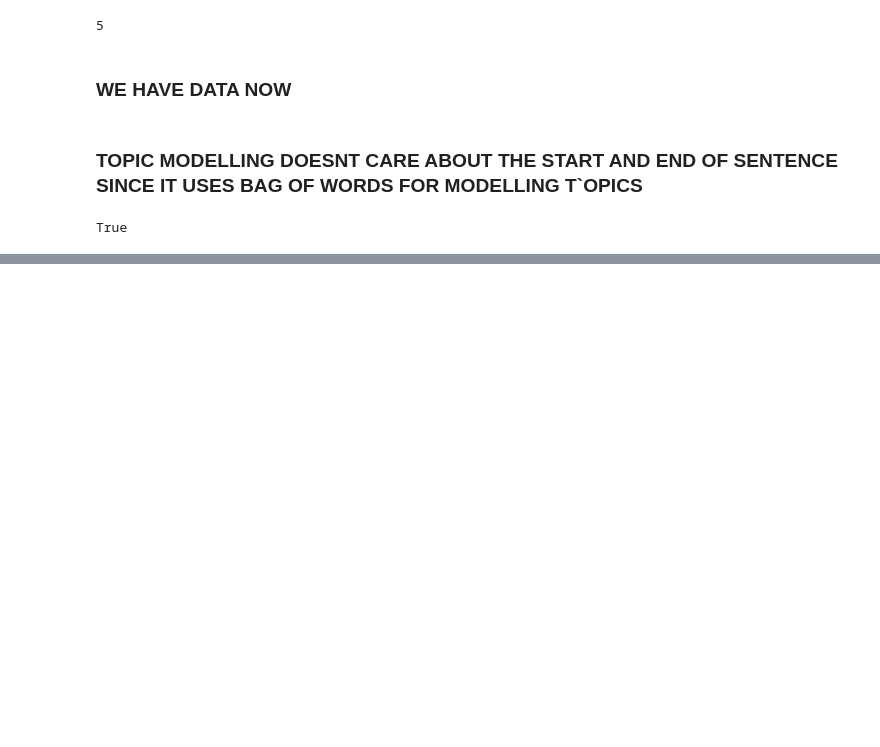
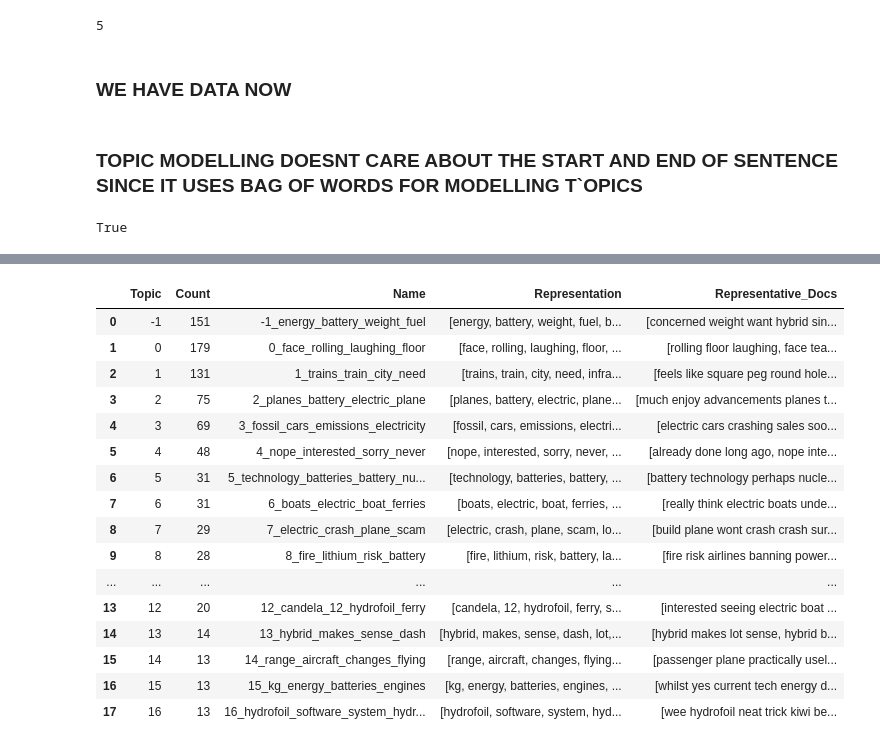
Before and after one commit to varshil009/Youtube-Comment-Sections-Analysis, a Jupyter notebook: YOUTUBE_DATA.ipynb, the cells around one changed output, grey strips where cells are left out. Saved outputs shown, nothing was run; the diff lists cells and outputs as text; code cells hidden in the pictures; blank space fills up the shorter version.

```diff
--- a/YOUTUBE_DATA.ipynb
+++ b/YOUTUBE_DATA.ipynb
@@ -15,15 +79,12 @@ df.head()
 # %%
-import regex # re2 for faster matching and replacing or removing
-import nltk
-import emoji
 
 def sent_process(sent):
-    words = nltk.word_tokenize(sent)
+    words = sent.split()
     for i, word in enumerate(words):
         # Remove various types of URLs
         word = word.lower()
         word = regex.sub(r'\p{Emoji}', lambda m: emoji.demojize(m.group()), word)
-        word = regex.sub(r'@[A-Za-z0-9]+\b', '', word)  # rplace usernames from the comments
+        word = regex.sub(r'@+[A-Za-z0-9_]+(\s|$)', '', word)  # rplace usernames from the comments
         word = regex.sub(r'https?://\S+', '', word)  # Remove HTTP/HTTPS links
         word = regex.sub(r'[^a-zA-Z0-9\s]', ' ', word)
         words[i] = word.strip()
@@ -99,10 +151,18 @@ all_text[0]
 # %%
-import nltk
-from nltk.corpus import stopwords
-from nltk.tokenize import word_tokenize
+all_text_unsplitted = []
 
-text = []
 for sent in all_text:
+    if type(sent) == float: continue
+
+    if " || " in sent:
+        sent = sent.split(" || ")
+        for s in sent:
+            all_text_unsplitted.append(s)
+    else:
+        all_text_unsplitted.append(sent)
+
+cleaned_all_text = []
+for sent in all_text_unsplitted:
     if type(sent) == float: continue
 
     # Tokenize the text
@@ -115,4 +175,4 @@ for sent in all_text:
     filtered_words = [word for word in words if word not in stop_words]
 
     # Join words back into a sentence
-    text.append(" ".join(filtered_words))
+    cleaned_all_text.append(" ".join(filtered_words))
@@ -189,0 +195,22 @@ ValueError: n_components=50 must be between 0 and min(n_samples, n_features)=10
+# %%
+topics, probs = topic_model.fit_transform(cleaned_all_text)
+# %%
+topic_model.get_topic_info()
+# %% [output]
+|  | Topic | Count | Name | Representation | Representative_Docs |
+| 0 | -1 | 151 | -1_energy_battery_weight_fuel | [energy, battery, weight, fuel, b... | [concerned weight want hybrid sin... |
+| 1 | 0 | 179 | 0_face_rolling_laughing_floor | [face, rolling, laughing, floor, ... | [rolling floor laughing, face tea... |
+| 2 | 1 | 131 | 1_trains_train_city_need | [trains, train, city, need, infra... | [feels like square peg round hole... |
+| 3 | 2 | 75 | 2_planes_battery_electric_plane | [planes, battery, electric, plane... | [much enjoy advancements planes t... |
+| 4 | 3 | 69 | 3_fossil_cars_emissions_electricity | [fossil, cars, emissions, electri... | [electric cars crashing sales soo... |
+| 5 | 4 | 48 | 4_nope_interested_sorry_never | [nope, interested, sorry, never, ... | [already done long ago, nope inte... |
+| 6 | 5 | 31 | 5_technology_batteries_battery_nu... | [technology, batteries, battery, ... | [battery technology perhaps nucle... |
+| 7 | 6 | 31 | 6_boats_electric_boat_ferries | [boats, electric, boat, ferries, ... | [really think electric boats unde... |
+| 8 | 7 | 29 | 7_electric_crash_plane_scam | [electric, crash, plane, scam, lo... | [build plane wont crash crash sur... |
+| 9 | 8 | 28 | 8_fire_lithium_risk_battery | [fire, lithium, risk, battery, la... | [fire risk airlines banning power... |
+| ... | ... | ... | ... | ... | ... |
+| 13 | 12 | 20 | 12_candela_12_hydrofoil_ferry | [candela, 12, hydrofoil, ferry, s... | [interested seeing electric boat ... |
+| 14 | 13 | 14 | 13_hybrid_makes_sense_dash | [hybrid, makes, sense, dash, lot,... | [hybrid makes lot sense, hybrid b... |
+| 15 | 14 | 13 | 14_range_aircraft_changes_flying | [range, aircraft, changes, flying... | [passenger plane practically usel... |
+| 16 | 15 | 13 | 15_kg_energy_batteries_engines | [kg, energy, batteries, engines, ... | [whilst yes current tech energy d... |
+| 17 | 16 | 13 | 16_hydrofoil_software_system_hydr... | [hydrofoil, software, system, hyd... | [wee hydrofoil neat trick kiwi be... |
```
Also changed, not shown: parts of 33 cells of this notebook.
